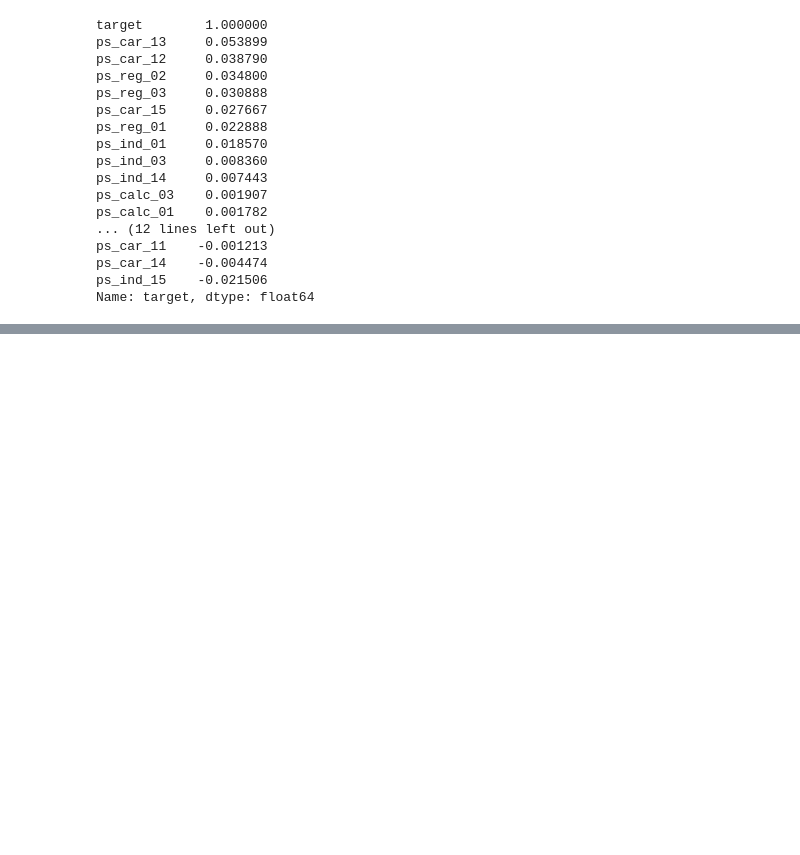
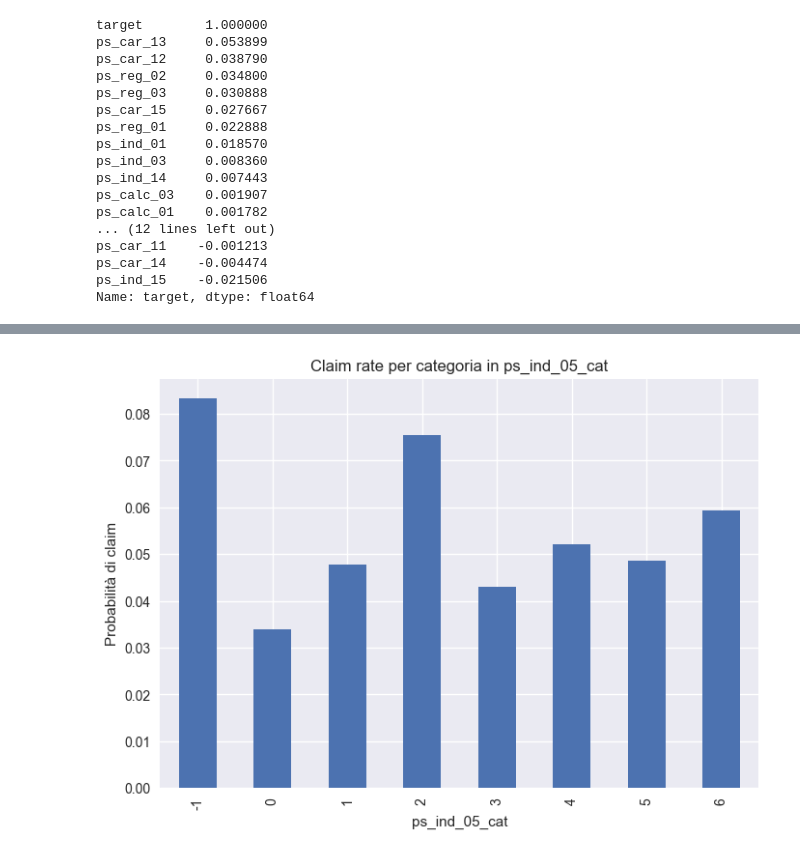
Before and after one commit to rSloth/group-ml-porto-seguro, a Jupyter notebook: eda/EDA_Luca.ipynb, the cells around one changed output, grey strips where cells are left out. Cells and saved outputs as stored; diff of their text form; code cells hidden in the pictures; blank space fills up the shorter version.

```diff
--- a/eda/EDA_Luca.ipynb
+++ b/eda/EDA_Luca.ipynb
@@ -142,0 +259,9 @@ dtype: float64
+# %%
+col = "ps_ind_05_cat"
+claim_rate = train.groupby(col)["target"].mean()
+claim_rate.plot(kind="bar")
+plt.title(f"Claim rate per categoria in {col}")
+plt.ylabel("Probabilità di claim")
+plt.show()
+# %% [output]
+[figure, added]
```
Also changed, not shown: parts of 27 cells of this notebook.
